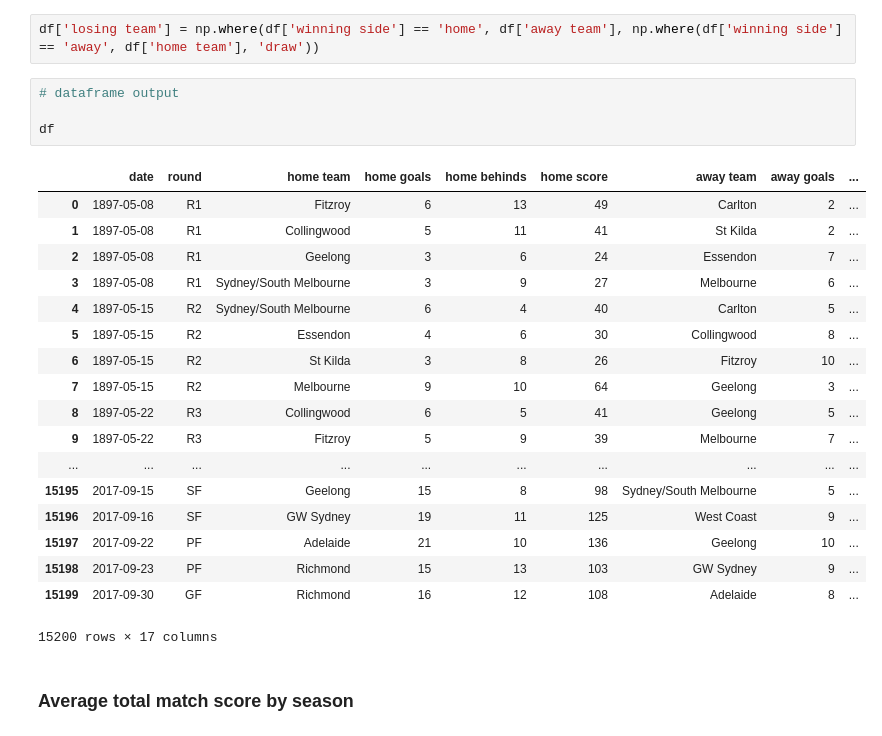
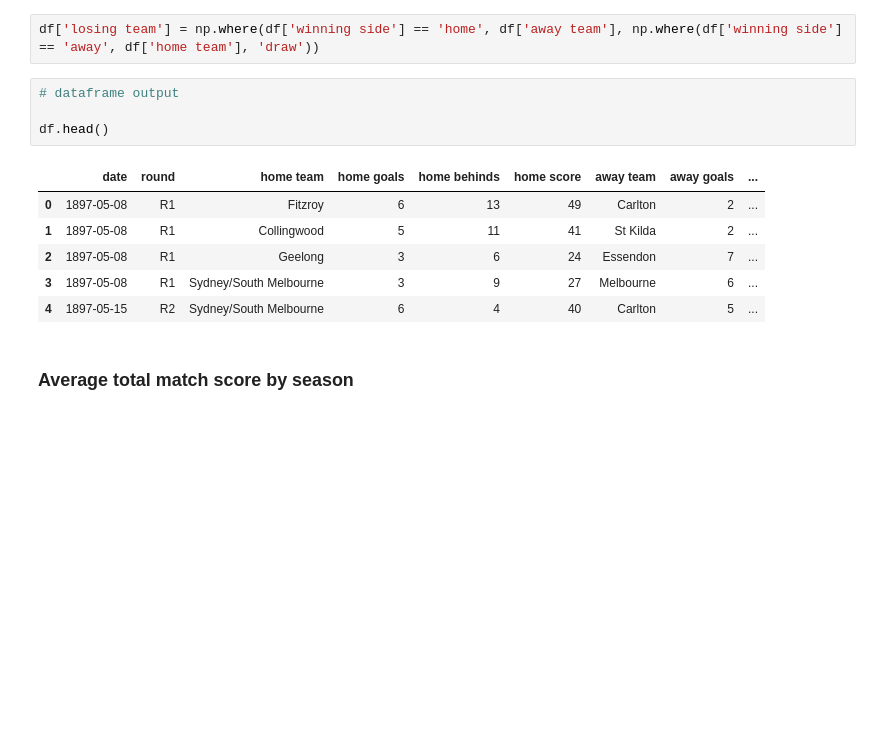
Before and after one commit to bensharkey3/Analysing-All-Time-AFL-Games-Data, a Jupyter notebook: AFL_tables_all_time_games.ipynb, the cells around one changed output. Drawn from its saved outputs; the diff is of its cells as text; blank space fills up the shorter version.

```diff
--- a/AFL_tables_all_time_games.ipynb
+++ b/AFL_tables_all_time_games.ipynb
@@ -89,26 +89,14 @@ df['losing team'] = np.where(df['winning side'] == 'home', df['away team'], np.w
 # %%
 # dataframe output
 
-df
+df.head()
 # %% [output]
 |  | date | round | home team | home goals | home behinds | home score | away team | away goals | ... |
 | 0 | 1897-05-08 | R1 | Fitzroy | 6 | 13 | 49 | Carlton | 2 | ... |
 | 1 | 1897-05-08 | R1 | Collingwood | 5 | 11 | 41 | St Kilda | 2 | ... |
 | 2 | 1897-05-08 | R1 | Geelong | 3 | 6 | 24 | Essendon | 7 | ... |
 | 3 | 1897-05-08 | R1 | Sydney/South Melbourne | 3 | 9 | 27 | Melbourne | 6 | ... |
 | 4 | 1897-05-15 | R2 | Sydney/South Melbourne | 6 | 4 | 40 | Carlton | 5 | ... |
-| 5 | 1897-05-15 | R2 | Essendon | 4 | 6 | 30 | Collingwood | 8 | ... |
-| 6 | 1897-05-15 | R2 | St Kilda | 3 | 8 | 26 | Fitzroy | 10 | ... |
-| 7 | 1897-05-15 | R2 | Melbourne | 9 | 10 | 64 | Geelong | 3 | ... |
-| 8 | 1897-05-22 | R3 | Collingwood | 6 | 5 | 41 | Geelong | 5 | ... |
-| 9 | 1897-05-22 | R3 | Fitzroy | 5 | 9 | 39 | Melbourne | 7 | ... |
-| ... | ... | ... | ... | ... | ... | ... | ... | ... | ... |
-| 15195 | 2017-09-15 | SF | Geelong | 15 | 8 | 98 | Sydney/South Melbourne | 5 | ... |
-| 15196 | 2017-09-16 | SF | GW Sydney | 19 | 11 | 125 | West Coast | 9 | ... |
-| 15197 | 2017-09-22 | PF | Adelaide | 21 | 10 | 136 | Geelong | 10 | ... |
-| 15198 | 2017-09-23 | PF | Richmond | 15 | 13 | 103 | GW Sydney | 9 | ... |
-| 15199 | 2017-09-30 | GF | Richmond | 16 | 12 | 108 | Adelaide | 8 | ... |
-15200 rows × 17 columns
 # %% [markdown]
 ### Average total match score by season
 # %%
```
Also changed, not shown: parts of 1 cell of this notebook.
